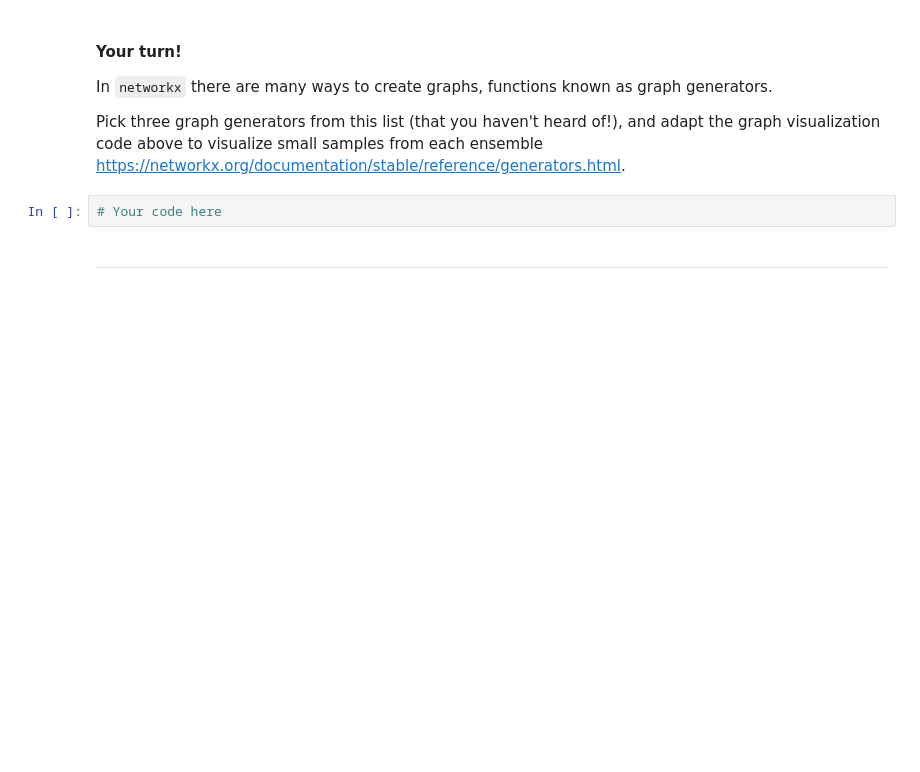
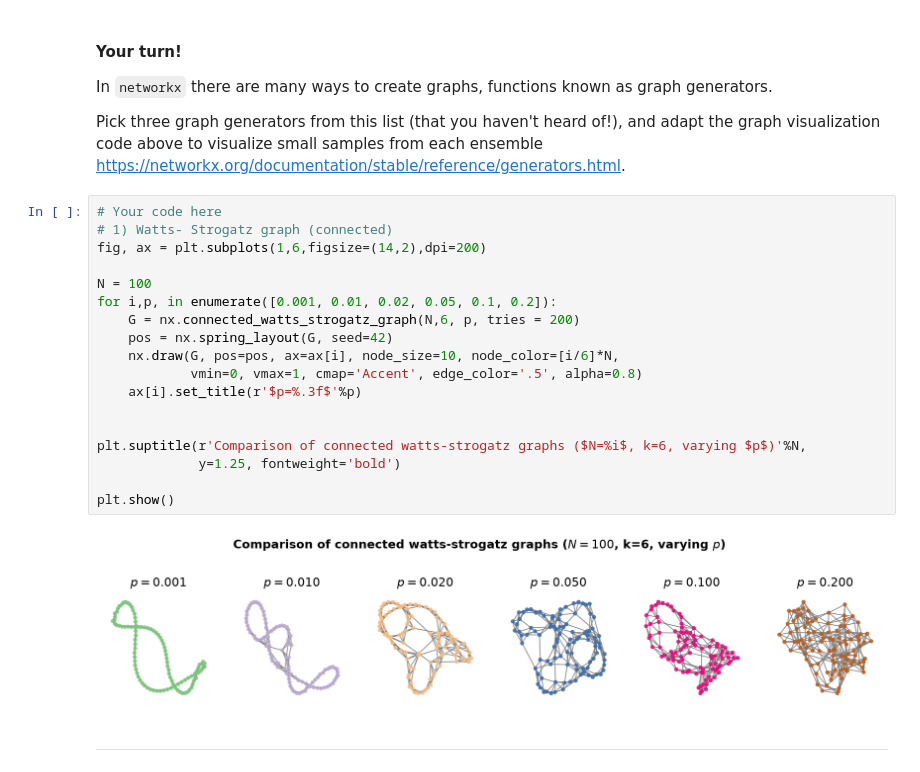
Before and after one commit to 14arjunk/CNET5051, a Jupyter notebook: class_02_networkx1_my_work.ipynb, the cells around one changed output. Cells and saved outputs as stored; diff of their text form; blank space fills up the shorter version.

Commit message:
work on networkx components and watts-strogatz

```diff
--- a/class_02_networkx1_my_work.ipynb
+++ b/class_02_networkx1_my_work.ipynb
@@ -704,6 +718,24 @@ In `networkx` there are many ways to create graphs, functions known as graph gen
 Pick three graph generators from this list (that you haven't heard of!), and adapt the graph visualization code above to visualize small samples from each ensemble https://networkx.org/documentation/stable/reference/generators.html.
 # %%
 # Your code here
+# 1) Watts- Strogatz graph (connected)
+fig, ax = plt.subplots(1,6,figsize=(14,2),dpi=200)
+
+N = 100
+for i,p, in enumerate([0.001, 0.01, 0.02, 0.05, 0.1, 0.2]):
+    G = nx.connected_watts_strogatz_graph(N,6, p, tries = 200)
+    pos = nx.spring_layout(G, seed=42)
+    nx.draw(G, pos=pos, ax=ax[i], node_size=10, node_color=[i/6]*N,
+            vmin=0, vmax=1, cmap='Accent', edge_color='.5', alpha=0.8)
+    ax[i].set_title(r'$p=%.3f$'%p)
+
+
+plt.suptitle(r'Comparison of connected watts-strogatz graphs ($N=%i$, k=6, varying $p$)'%N,
+             y=1.25, fontweight='bold')
+
+plt.show()
+# %% [output]
+[figure, added]
 # %% [markdown]
 ___________
 # %% [markdown]
```
Also changed, not shown: parts of 11 cells of this notebook.
